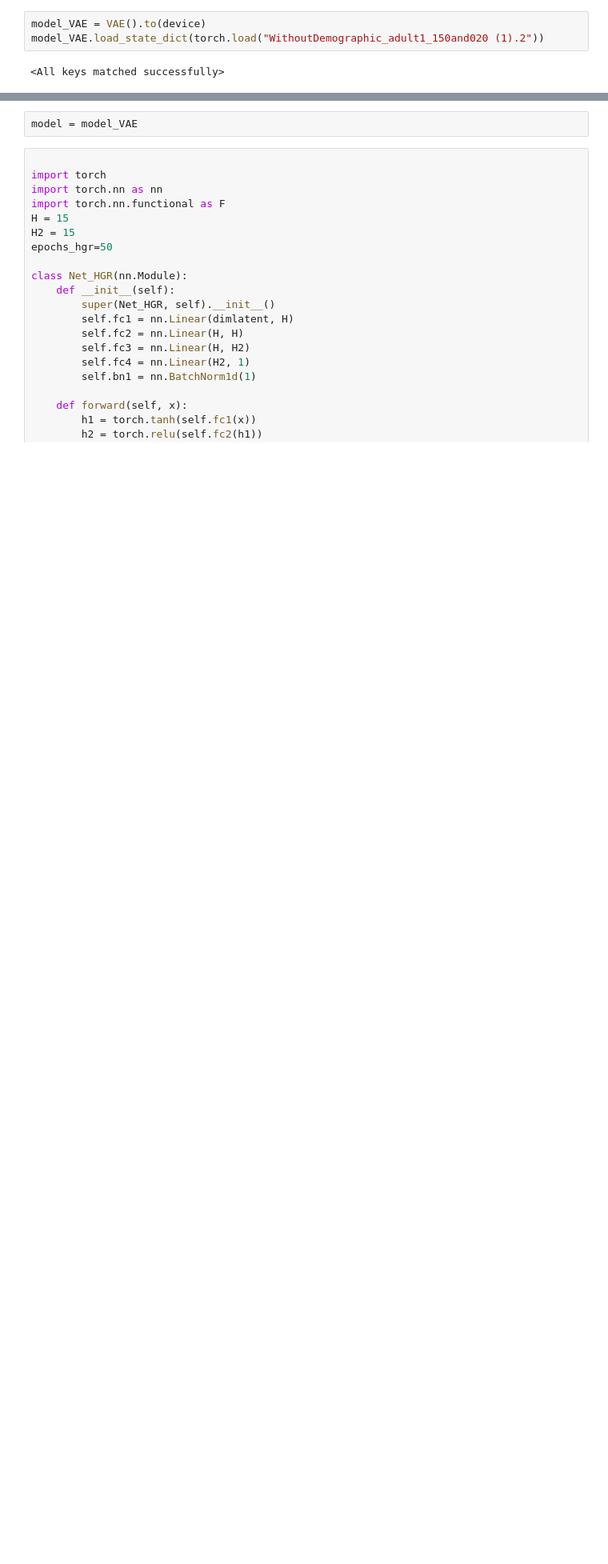
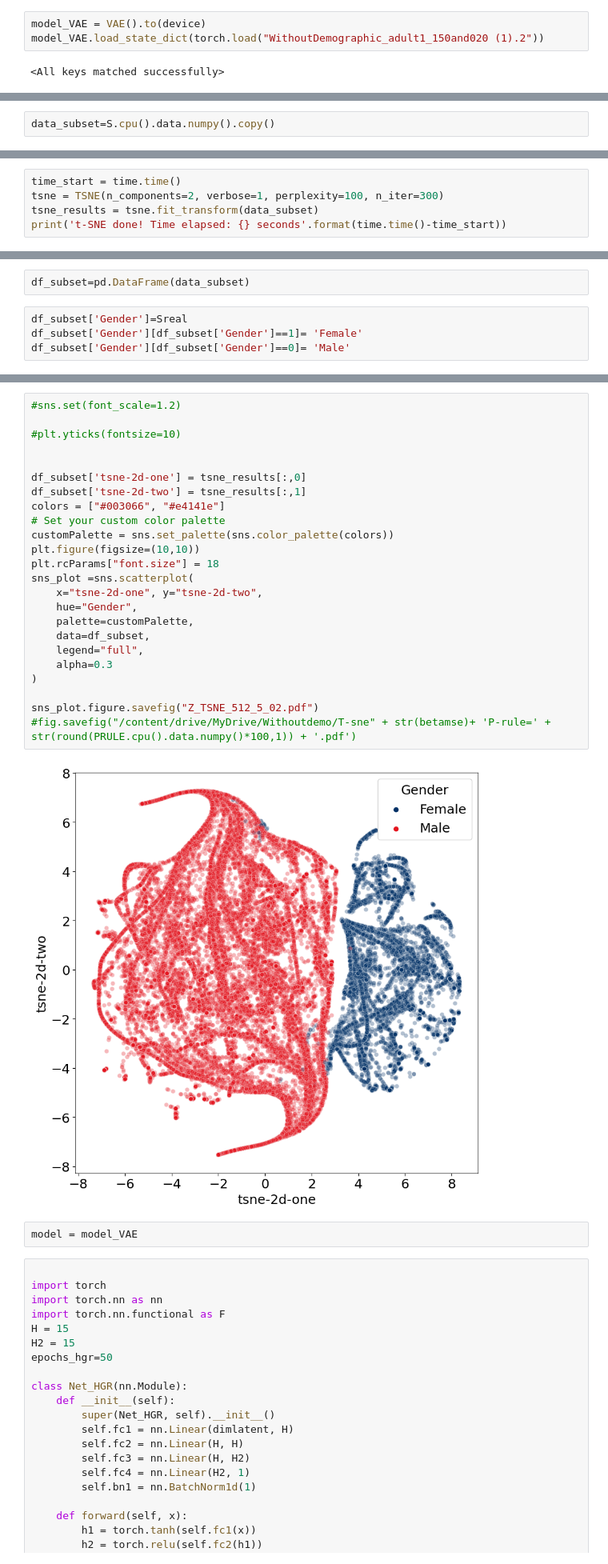
Before and after one commit to fairml-research/TEST, a Jupyter notebook: Counterf_VAE_ADULT_1.ipynb, the cells around one changed output, grey strips where cells are left out. Shown at 80% size. Drawn from its saved outputs; the diff is of its cells as text; blank space fills up the shorter version.

```diff
--- a/Counterf_VAE_ADULT_1.ipynb
+++ b/Counterf_VAE_ADULT_1.ipynb
@@ -523,0 +582,2 @@ model_VAE.load_state_dict(torch.load("WithoutDemographic_adult1_150and020 (1).2"
+# %%
+data_subset=S.cpu().data.numpy().copy()
@@ -523,0 +596,5 @@ model_VAE.load_state_dict(torch.load("WithoutDemographic_adult1_150and020 (1).2"
+# %%
+time_start = time.time()
+tsne = TSNE(n_components=2, verbose=1, perplexity=100, n_iter=300)
+tsne_results = tsne.fit_transform(data_subset)
+print('t-SNE done! Time elapsed: {} seconds'.format(time.time()-time_start))
@@ -523,0 +619,6 @@ model_VAE.load_state_dict(torch.load("WithoutDemographic_adult1_150and020 (1).2"
+# %%
+df_subset=pd.DataFrame(data_subset)
+# %%
+df_subset['Gender']=Sreal
+df_subset['Gender'][df_subset['Gender']==1]= 'Female'
+df_subset['Gender'][df_subset['Gender']==0]= 'Male'
@@ -524,3 +638,29 @@ model_VAE.load_state_dict(torch.load("WithoutDemographic_adult1_150and020 (1).2"
+# %%
+#sns.set(font_scale=1.2)
+
+#plt.yticks(fontsize=10)
+
+
+df_subset['tsne-2d-one'] = tsne_results[:,0]
+df_subset['tsne-2d-two'] = tsne_results[:,1]
+colors = ["#003066", "#e4141e"]
+# Set your custom color palette
+customPalette = sns.set_palette(sns.color_palette(colors))
+plt.figure(figsize=(10,10))
+plt.rcParams["font.size"] = 18
+sns_plot =sns.scatterplot(
+    x="tsne-2d-one", y="tsne-2d-two",
+    hue="Gender",
+    palette=customPalette,
+    data=df_subset,
+    legend="full",
+    alpha=0.3
+)
+
+sns_plot.figure.savefig("Z_TSNE_512_5_02.pdf")
+#fig.savefig("/content/drive/MyDrive/Withoutdemo/T-sne" + str(betamse)+ 'P-rule=' + str(round(PRULE.cpu().data.numpy()*100,1)) + '.pdf')
+# %% [output]
+[figure, added]
 # %%
 model = model_VAE
 # %%
```
Also changed, not shown: parts of 24 cells of this notebook.
